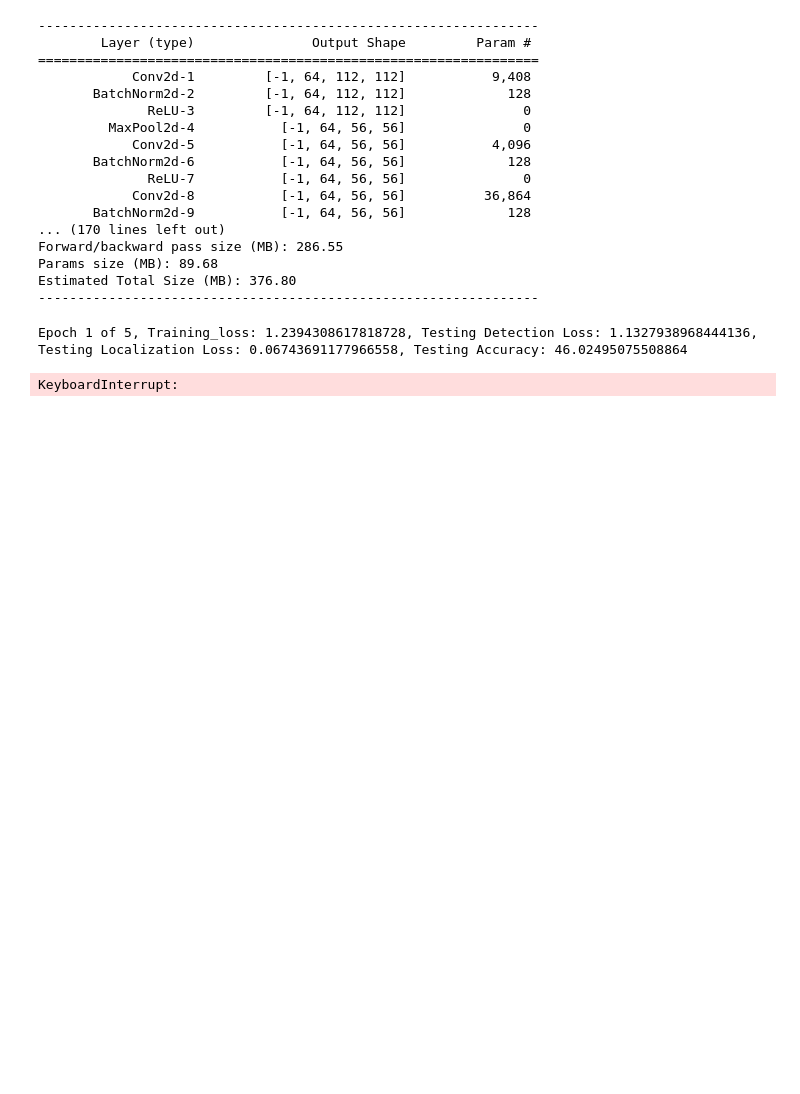
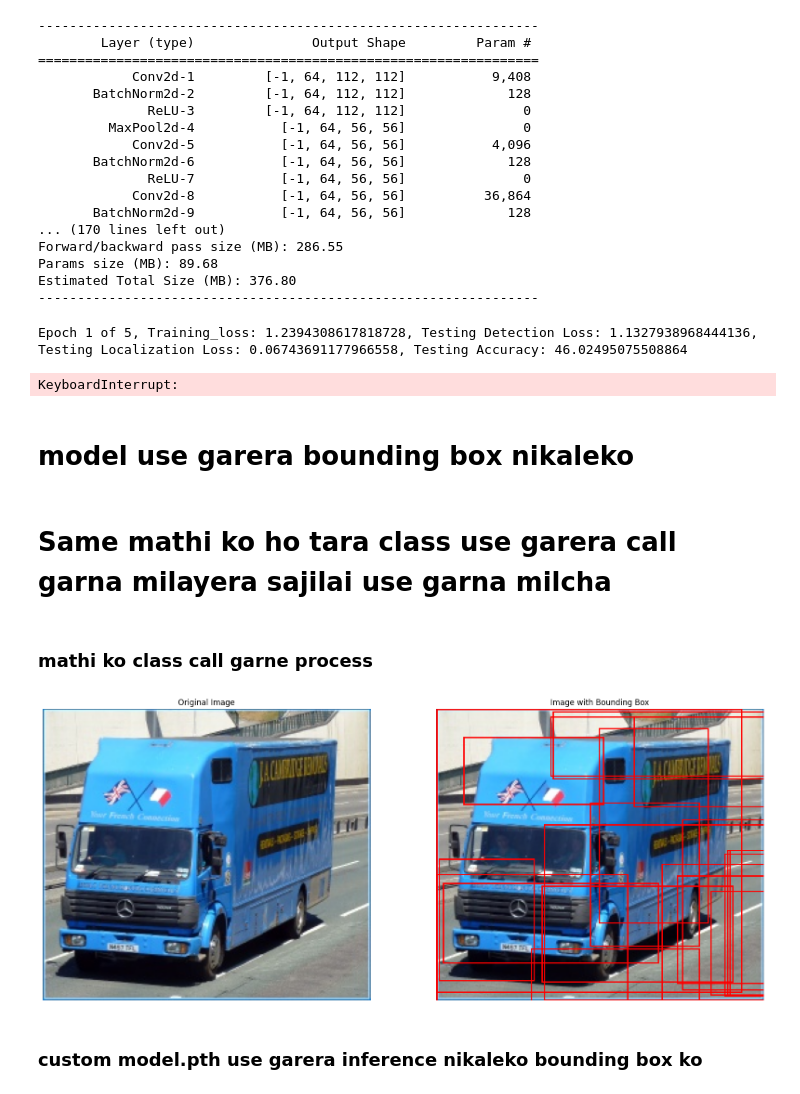
Before and after one commit to uniquesht1/Object-Detection, a Jupyter notebook: notebook/r-cnn main.ipynb, the cells around one changed output. Cells and saved outputs as stored; diff of their text form; code cells hidden in the pictures; blank space fills up the shorter version.

Commit message:
custom prebuilt model use garera bbox nikaleko

```diff
--- a/notebook/r-cnn main.ipynb
+++ b/notebook/r-cnn main.ipynb
@@ -203,25 +208,6 @@ def extract_iou(bbox1, bbox2, epsilon=1e-5):
 #         IOUS.append(ious)
 # %% [markdown]
 ### Pickle Utils Function
-# %%
-
-def save_pickle(var, path):
-    with open(path, 'wb') as file:
-        pickle.dump(var, file)
-
-def load_pickle(path):
-    with open(path, 'rb') as file:
-        return pickle.load(file)
-
-# save_pickle(FULL_PATHS, 'full_paths.pkl')
-# save_pickle(GTBBS, 'gtbbs.pkl')
-# save_pickle(CLSS, 'clss.pkl')
-# save_pickle(DELTAS, 'deltas.pkl')
-# save_pickle(ROIS, 'rois.pkl')
-# save_pickle(IOUS, 'ious.pkl')
-
-# F_PATH = load_pickle('paths.pkl')
-# F_PATH
 # %% [markdown]
 ### Datasets for R-CNN
 # %%
@@ -639,0 +624,2 @@ next(iter(test_dataloader))
+# %% [markdown]
+# model use garera bounding box nikaleko
@@ -639,0 +738,2 @@ next(iter(test_dataloader))
+# %% [markdown]
+# Same mathi ko ho tara class use garera call garna milayera sajilai use garna milcha
@@ -639,0 +811,9 @@ next(iter(test_dataloader))
+# %% [markdown]
+### mathi ko class call garne process
+# %%
+inference = InferenceRCNN(rcnn, device, background_class, preprocess, nms, extract_candidates)
+inference('test.jpg', display=True)
+# %% [output]
+[figure, added]
+# %% [markdown]
+### custom model.pth use garera inference nikaleko bounding box ko
```
Also changed, not shown: parts of 5 cells of this notebook, 2 other files.
